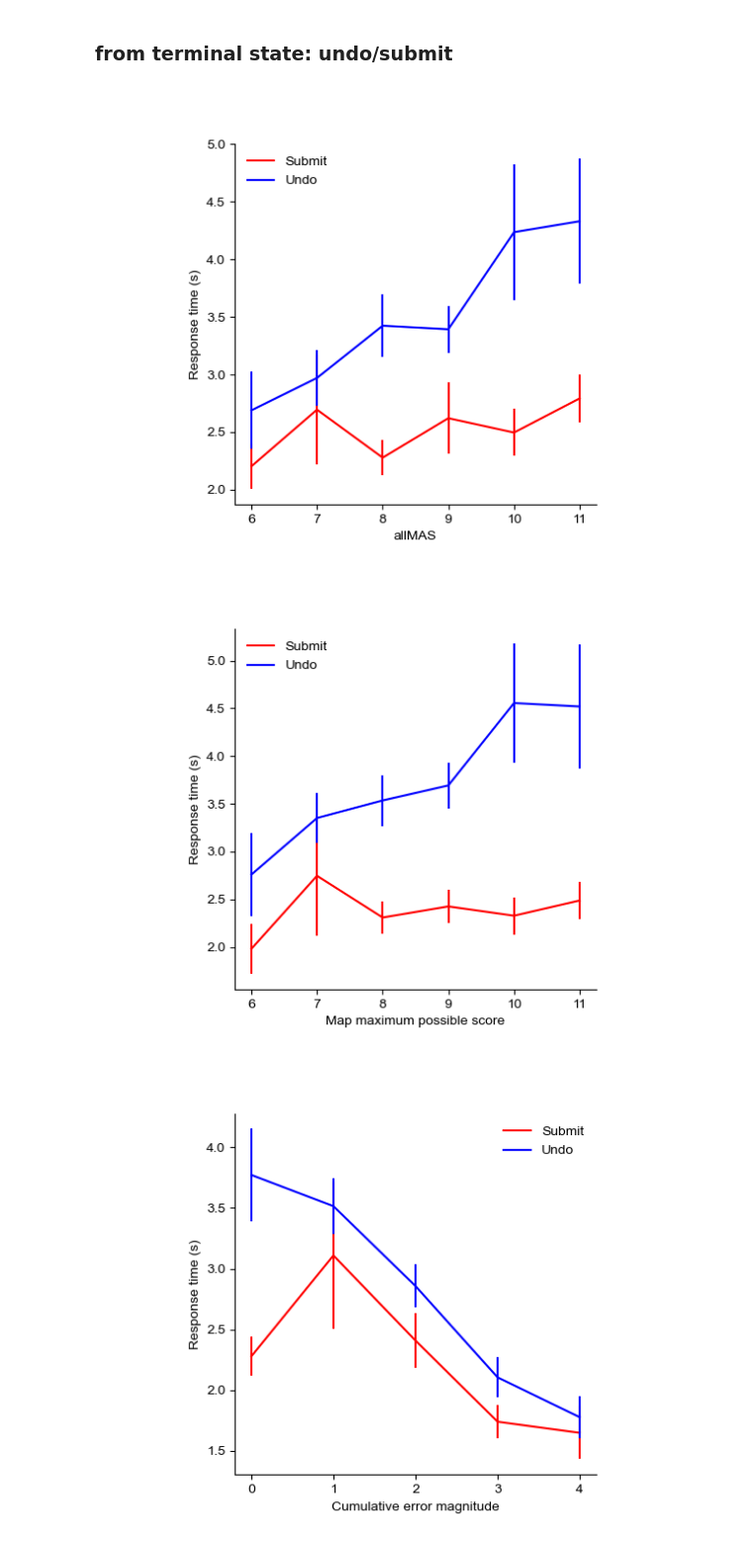
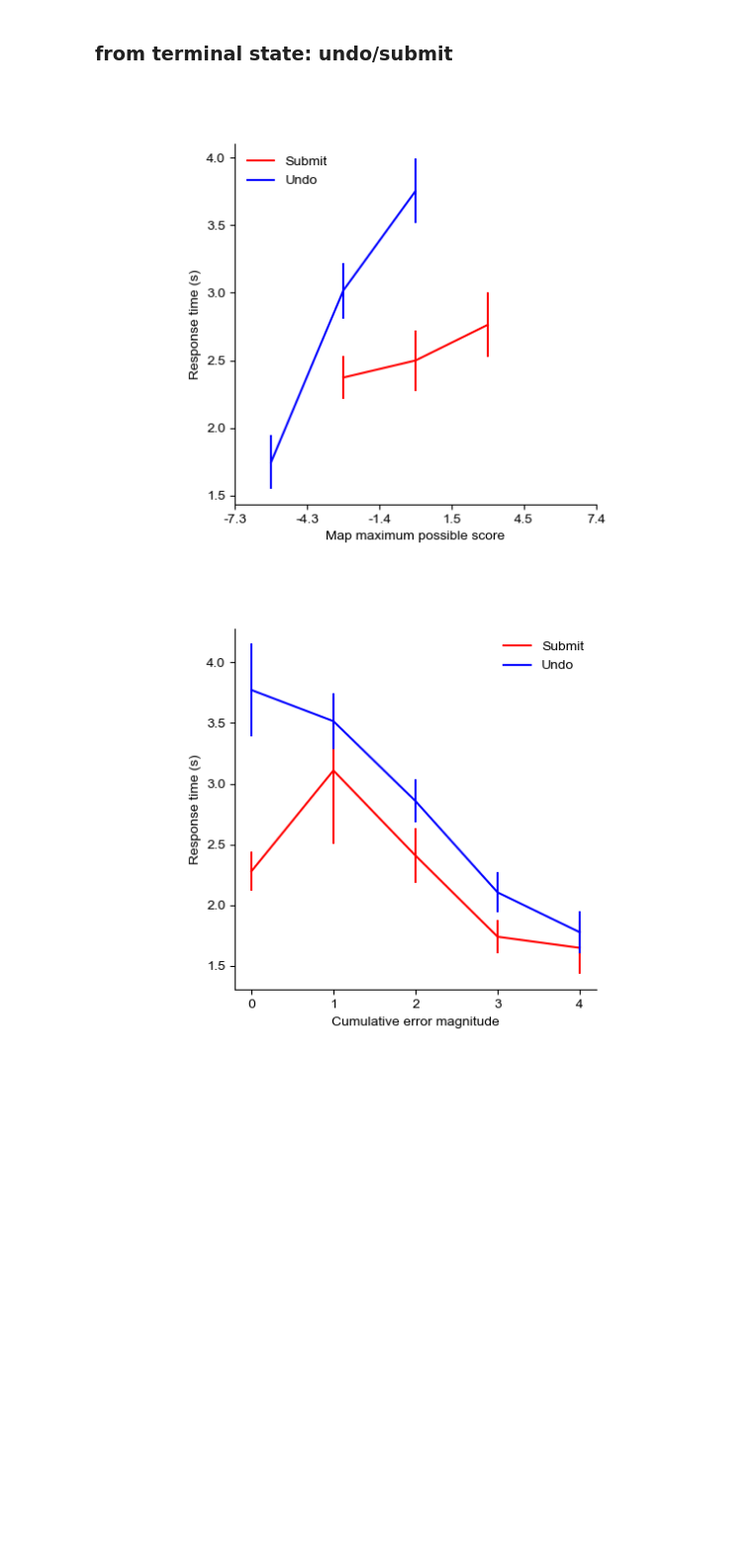
Before and after one commit to sherrybao222/Road_Construction, a Jupyter notebook: analysis/online_2022/final_figures.ipynb, the cells around one changed output. Shown at 99% size. Cells and saved outputs as stored; diff of their text form; code cells hidden in the pictures; blank space fills up the shorter version.

```diff
--- a/analysis/online_2022/final_figures.ipynb
+++ b/analysis/online_2022/final_figures.ipynb
@@ -74,4 +74,11 @@ data_choice_level['budget_change'] = abs(data_choice_level['budget_change'].valu
 data_choice_level['within_reach_change'] = abs(data_choice_level['within_reach_change'].values)
 
 sc_data_choice_level = data_choice_level[data_choice_level['condition']==1].reset_index(drop=True)
+# %%
+data_puzzle_level = pd.read_csv(data_dir +  'data.csv') # first column is subject
+# calculate context score
+data_puzzle_level = data_puzzle_level.sort_values(["subjects","trialID"])
+def calculate_rolling_mean(group):
+    return group['numCities'].expanding().mean().shift(1)
+data_puzzle_level['avg_numCities_before'] = data_puzzle_level.groupby('subjects').apply(calculate_rolling_mean).reset_index(level=0, drop=True)
 # %%
@@ -1558,12 +1566,13 @@ def uncertainty_df_process(df, condition, firstUndo):
 
     state_undo_1undo = state_undo_1undo.merge(puzzleID_order_data.loc[puzzleID_order_data.condition==0, ["subjects","puzzleID", "RT1"]], on=["subjects","puzzleID"], how = "left")
     state_undo_1undo = state_undo_1undo.rename(columns = {"RT1":"RT1_basic"})
-    state_undo_1undo = state_undo_1undo.merge(single_condition_data[["subjects","puzzleID", "RT1", "RT_branching"]], on=["subjects","puzzleID"], how = "left")
+    state_undo_1undo = state_undo_1undo.merge(single_condition_data[["subjects","puzzleID", "RT1", "RT_branching", "avg_numCities_before"]], on=["subjects","puzzleID"], how = "left")
     state_undo_1undo["RT"] = list(df.loc[index_end_undo+1,'RT'])
     state_undo_1undo["RT1_log"] = np.log(state_undo_1undo["RT1"]+1)
     state_undo_1undo["RT1_basic_log"] = np.log(state_undo_1undo["RT1_basic"]+1)
     state_undo_1undo['firstUndo'] = firstUndo
     state_undo_1undo['error'] = state_undo_1undo['cumulative_error'] > 0
+    state_undo_1undo['RPE'] = state_undo_1undo['currNumCities'] - state_undo_1undo['avg_numCities_before']
     return state_undo_1undo
 
 state_undo_1undo = uncertainty_df_process(data_subset_before1undo, f"(firstUndo ==1)", 1)
@@ -1944,6 +1991,11 @@ state_undo_1undo = uncertainty_df_process(sc_data_choice_level, f"(firstUndo ==1
 state_notundo_1undo = uncertainty_df_process(sc_data_choice_level, f"(submit ==1)", 0)
 state_df_1undo = pd.concat([state_undo_1undo,state_notundo_1undo])
 state_df_1undo = state_df_1undo.reset_index(drop=True)
+
+# remove rows if RPE is nan
+state_df_1undo = state_df_1undo.dropna(subset=['RPE'])
+temp2, cutoff = pd.cut(state_df_1undo['RPE'], bins=5, labels=range(1,6),retbins=True)
+state_df_1undo['RPE_bin'] = temp2.astype(int)
 # %%
 
 plot_df = state_df_1undo.groupby(['subjects','firstUndo','currNumCities'])['RT'].mean().reset_index()
@@ -1970,32 +2022,34 @@ axs.set_aspect(1/axs.get_data_ratio())
 plt.show()
 fig.savefig(out_dir+'undosubmit_RT_currNumCities.png', dpi=300, bbox_inches='tight')
 # %%
-plot_df = state_df_1undo.groupby(['subjects','firstUndo','allMAS'])['RT'].mean().reset_index()
+plot_df = state_df_1undo.groupby(['subjects','firstUndo','RPE_bin'])['RT'].mean().reset_index()
 plot_df['RT'] = plot_df['RT']/1000
-count_df = plot_df.groupby(['firstUndo','allMAS'])['RT'].count()
-plot_df = plot_df.merge(count_df, on = ['firstUndo','allMAS'], how = "left", suffixes = ("","_count"))
+count_df = plot_df.groupby(['firstUndo','RPE_bin'])['RT'].count()
+plot_df = plot_df.merge(count_df, on = ['firstUndo','RPE_bin'], how = "left", suffixes = ("","_count"))
 plot_df = plot_df[plot_df['RT_count'] > 20]
 
 # plot
 %matplotlib widget
 fig, axs = plt.subplots(1, 1)
 
 # multiple line plot
-sns.lineplot(x='allMAS', y='RT',
+sns.lineplot(x='RPE_bin', y='RT',
              data = plot_df,
              hue = 'firstUndo',
              palette = ['red','blue'],
              err_style = "bars",
              errorbar = "se")
 # add manual legend
+cutoff_round = [round(i,1) for i in cutoff]
+axs.set_xticks(np.arange(0.5, 6.5, 1))
+axs.set_xticklabels(cutoff_round)
 plt.legend(labels=['Submit','Undo'], loc='upper left')
 axs.set(xlabel='Map maximum possible score', ylabel='Response time (s)')
 axs.set_aspect(1/axs.get_data_ratio())
 plt.show()
-fig.savefig(out_dir+'undosubmit_RT_allMAS.png', dpi=300, bbox_inches='tight')
+fig.savefig(out_dir+'undosubmit_RT_RPE.png', dpi=300, bbox_inches='tight')
 # %% [output]
-[figure, old version]
+[figure, new version]
-[figure, removed]
 # %%
 state_undo_1undo = uncertainty_df_process(sc_data_choice_level, f"(firstUndo ==1)", 1)
 state_notundo_1undo = uncertainty_df_process(sc_data_choice_level, f"(submit ==1)", 0)
```
Also changed, not shown: parts of 7 cells of this notebook, 2 other files.
